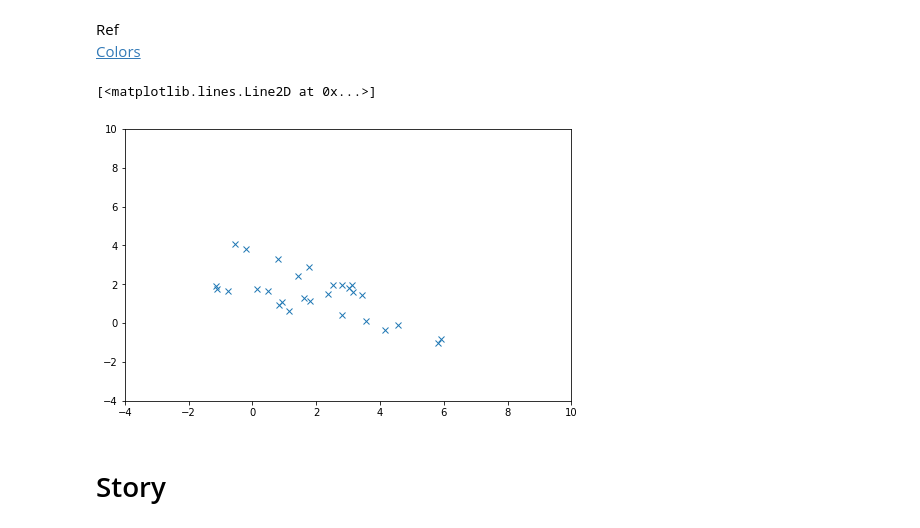
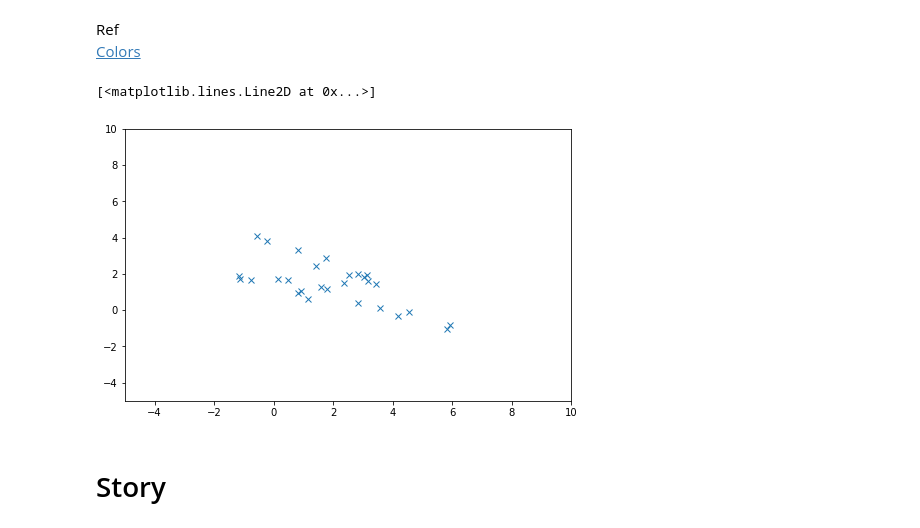
Before and after one commit to kevindoran/math-animations, a Jupyter notebook: notebooks/perceptron.ipynb, the cells around one changed output. Saved outputs shown, nothing was run; the diff lists cells and outputs as text; code cells hidden in the pictures.

```diff
--- a/notebooks/perceptron.ipynb
+++ b/notebooks/perceptron.ipynb
@@ -63,30 +16,53 @@ Ref
 # %%
 NUM_POINTS_PER_CLASS = 14
 NUM_CLASSES = 2
 NUM_POINTS = NUM_CLASSES * NUM_POINTS_PER_CLASS
 
 def generate_data():
     seed = 124
     rng = np.random.Generator(np.random.PCG64(seed))
     def transform(points, rotate_rads, offset):
         scale = np.array([[0.25, 0], [0, 2.5]])
         rotate = np.array([[math.cos(rotate_rads), math.sin(rotate_rads)],
                            [-math.sin(rotate_rads), math.cos(rotate_rads)]])
         points = points @ scale
         points = points @ rotate
         points = points + offset
         return points
     points = rng.multivariate_normal([0,0], [[1, 0],[0,1]], size=NUM_POINTS)
     points_c1 = transform(points[:NUM_POINTS//2], 1.2, np.array([1.5, 1]))
     points_c2 = transform(points[NUM_POINTS//2:], 0.9, np.array([2.5, 2]))
     return np.concatenate([points_c1, points_c2], axis=0)
 
+def generate_data2():
+    seed = 5
+    num_points = 60
+    rng = np.random.Generator(np.random.PCG64(seed))
+    def transform(points, rotate_rads, offset):
+        scale = np.array([[1.2, 0], [0, 1.2]])
+        rotate = np.array([[math.cos(rotate_rads), math.sin(rotate_rads)],
+                           [-math.sin(rotate_rads), math.cos(rotate_rads)]])
+        points = points @ scale
+        points = points @ rotate
+        points = points + offset
+        return points
+    points = rng.multivariate_normal([0,0], [[1, 0],[0,1]], size=num_points)
+    points_c1 = transform(points[:num_points//2], 0.2, np.array([-3.8, 1.8]))
+    points_c2 = transform(points[num_points//2:], 0.3, np.array([-0.5, 3.5]))
+    return np.concatenate([points_c1, points_c2], axis=0)
+
+def generate_labelled_data(gen_fctn=generate_data):
+    X = gen_fctn()
+    y = np.zeros(X.shape[0])
+    y[X.shape[0]//2:] = 1
+    return (X, y)
+
 points = generate_data()
 fig, ax = plt.subplots(figsize=(8,5))
-ax.set_ylim([-4, 10])
-ax.set_xlim([-4, 10])
+ax.set_ylim([-5, 10])
+ax.set_xlim([-5, 10])
 points.T[0, :]
 ax.plot(points.T[0, :], points.T[1, :], 'x')
 # %% [output]
 [<matplotlib.lines.Line2D at 0x...>]
-[figure, old version]
+[figure, new version]
```
Also changed, not shown: parts of 52 cells of this notebook.
